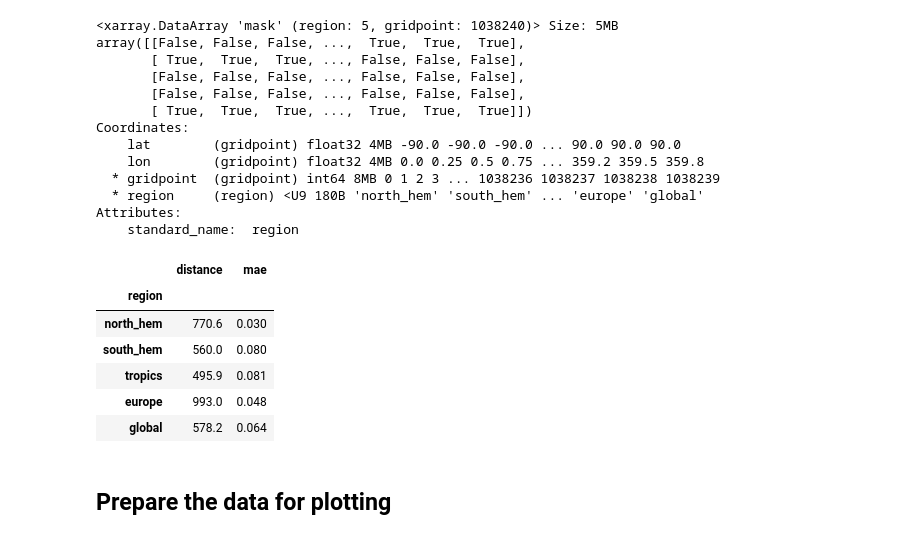
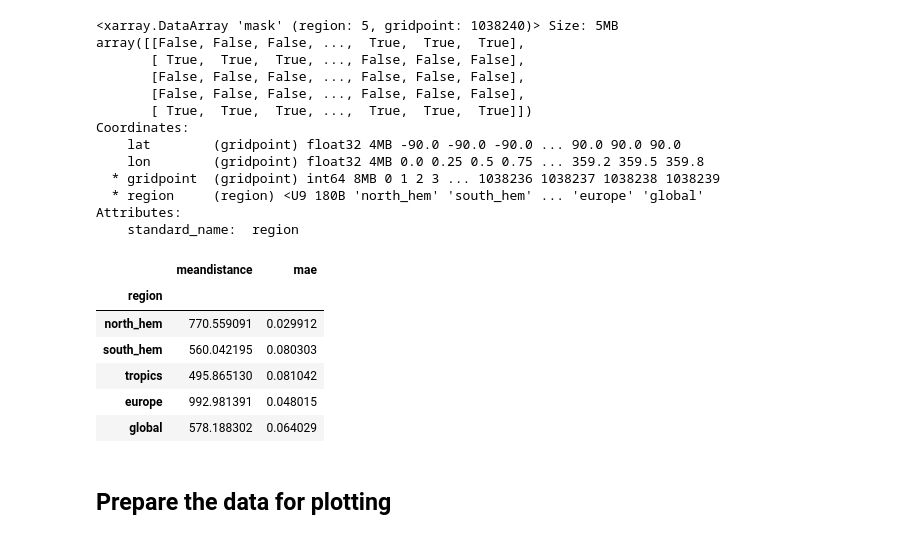
Before and after one commit to skokg/PAD_on_Sphere, a Jupyter notebook: example_PAD_on_sphere_on_xarrays.ipynb, the cells around one changed output. Saved outputs shown, nothing was run; the diff lists cells and outputs as text; code cells hidden in the pictures.

```diff
--- a/example_PAD_on_sphere_on_xarrays.ipynb
+++ b/example_PAD_on_sphere_on_xarrays.ipynb
@@ -81,3 +89,3 @@ area = (
 # %%
-attr_df, nonattr_ds = calculate_attributions_from_xarrays(fcst, obs, area, same_grid=True)
+attributions_df, gridded_ds = calculate_attributions_from_xarrays(fcst, obs, area, same_grid=True, gridded_output=True)
 # %% [output]
@@ -138,6 +136,6 @@ region_dict = {
 # %%
 regions = rm.Regions(region_dict.values(), names=region_dict.keys(), name="Regions", overlap=True)
 # %%
-reg_masks = regions.mask_3D(fcst)
-reg_masks = reg_masks.assign_coords({"region": reg_masks.names}).drop_vars(["names", "abbrevs"])
+region_masks = regions.mask_3D(fcst)
+region_masks = region_masks.assign_coords({"region": region_masks.names}).drop_vars(["names", "abbrevs"])
 # %%
@@ -157,17 +155,17 @@ Coordinates:
 Attributes:
     standard_name:  region
 # %%
-dist, mae = compute_regional_stats(attr_ds, nonattr_ds, reg_masks, area)
+regional_statistics = compute_regional_stats(gridded_ds, region_masks, area)
 # %%
-xr.merge((dist.round(1), mae.round(3))).to_dataframe()
+regional_statistics.to_dataframe()
 # %% [output]
-|  | distance | mae |
+|  | meandistance | mae |
 | region |  |  |
-| north_hem | 770.6 | 0.030 |
-| south_hem | 560.0 | 0.080 |
-| tropics | 495.9 | 0.081 |
-| europe | 993.0 | 0.048 |
-| global | 578.2 | 0.064 |
+| north_hem | 770.559091 | 0.029912 |
+| south_hem | 560.042195 | 0.080303 |
+| tropics | 495.865130 | 0.081042 |
+| europe | 992.981391 | 0.048015 |
+| global | 578.188302 | 0.064029 |
 # %% [markdown]
 ## Prepare the data for plotting
 # %% [markdown]
```
Also changed, not shown: parts of 21 cells of this notebook, 2 other files.
